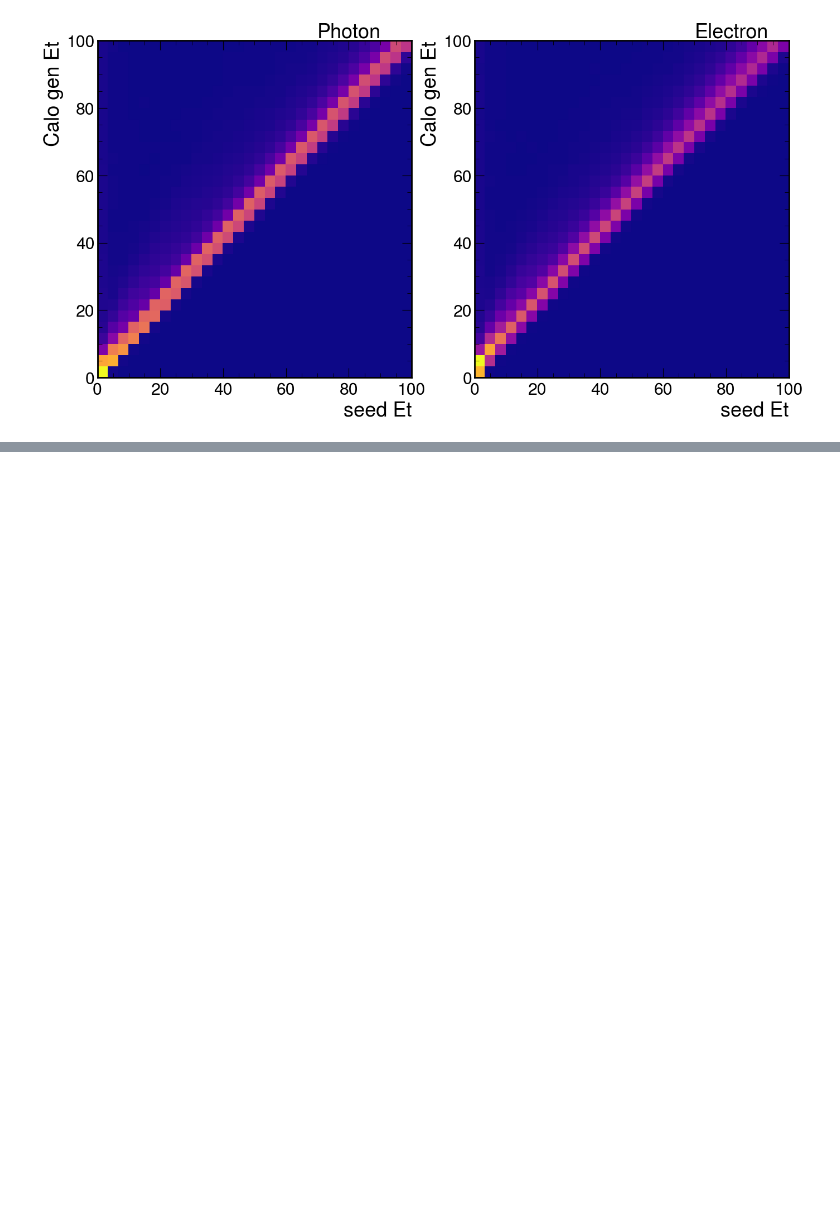
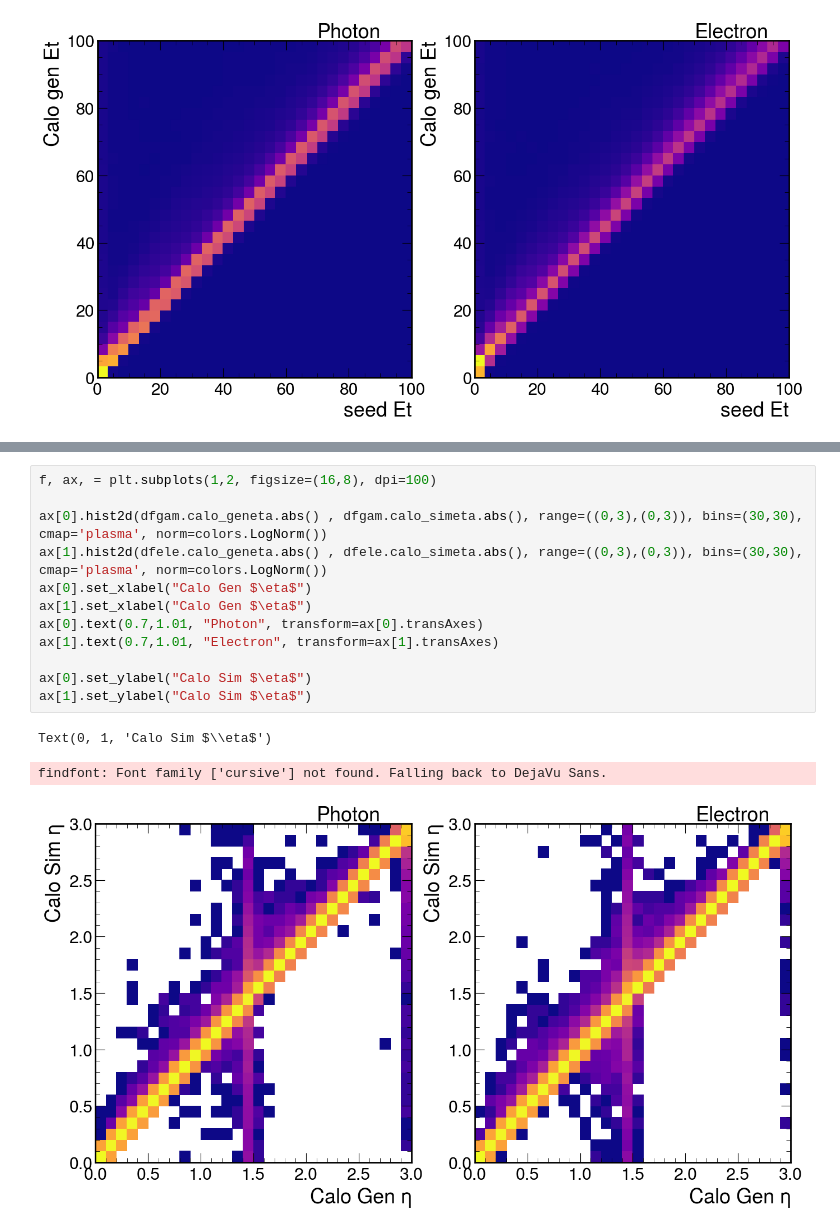
Before and after one commit to valsdav/DeepSuperCluster, a Jupyter notebook: NtuplesProduction/check_input_dataset/Check_seeds.ipynb, the cells around one changed output, grey strips where cells are left out. Drawn from its saved outputs; the diff is of its cells as text; blank space fills up the shorter version.

Commit message:
Updated Windows_nooverlap with Calo gen info. Added metadata

```diff
--- a/NtuplesProduction/check_input_dataset/Check_seeds.ipynb
+++ b/NtuplesProduction/check_input_dataset/Check_seeds.ipynb
@@ -382,3 +383,19 @@ ax[1].set_ylabel("Calo gen Et")
 # %% [output]
 Text(0, 1, 'Calo gen Et')
 [figure]
+# %%
+f, ax, = plt.subplots(1,2, figsize=(16,8), dpi=100)
+
+ax[0].hist2d(dfgam.calo_geneta.abs() , dfgam.calo_simeta.abs(), range=((0,3),(0,3)), bins=(30,30), cmap='plasma', norm=colors.LogNorm())
+ax[1].hist2d(dfele.calo_geneta.abs() , dfele.calo_simeta.abs(), range=((0,3),(0,3)), bins=(30,30), cmap='plasma', norm=colors.LogNorm())
+ax[0].set_xlabel("Calo Gen $\eta$")
+ax[1].set_xlabel("Calo Gen $\eta$")
+ax[0].text(0.7,1.01, "Photon", transform=ax[0].transAxes)
+ax[1].text(0.7,1.01, "Electron", transform=ax[1].transAxes)
+
+ax[0].set_ylabel("Calo Sim $\eta$")
+ax[1].set_ylabel("Calo Sim $\eta$")
+# %% [output]
+Text(0, 1, 'Calo Sim $\\eta$')
+findfont: Font family ['cursive'] not found. Falling back to DejaVu Sans.
+[figure, added]
```
Also changed, not shown: parts of 8 cells of this notebook, 5 other files.
